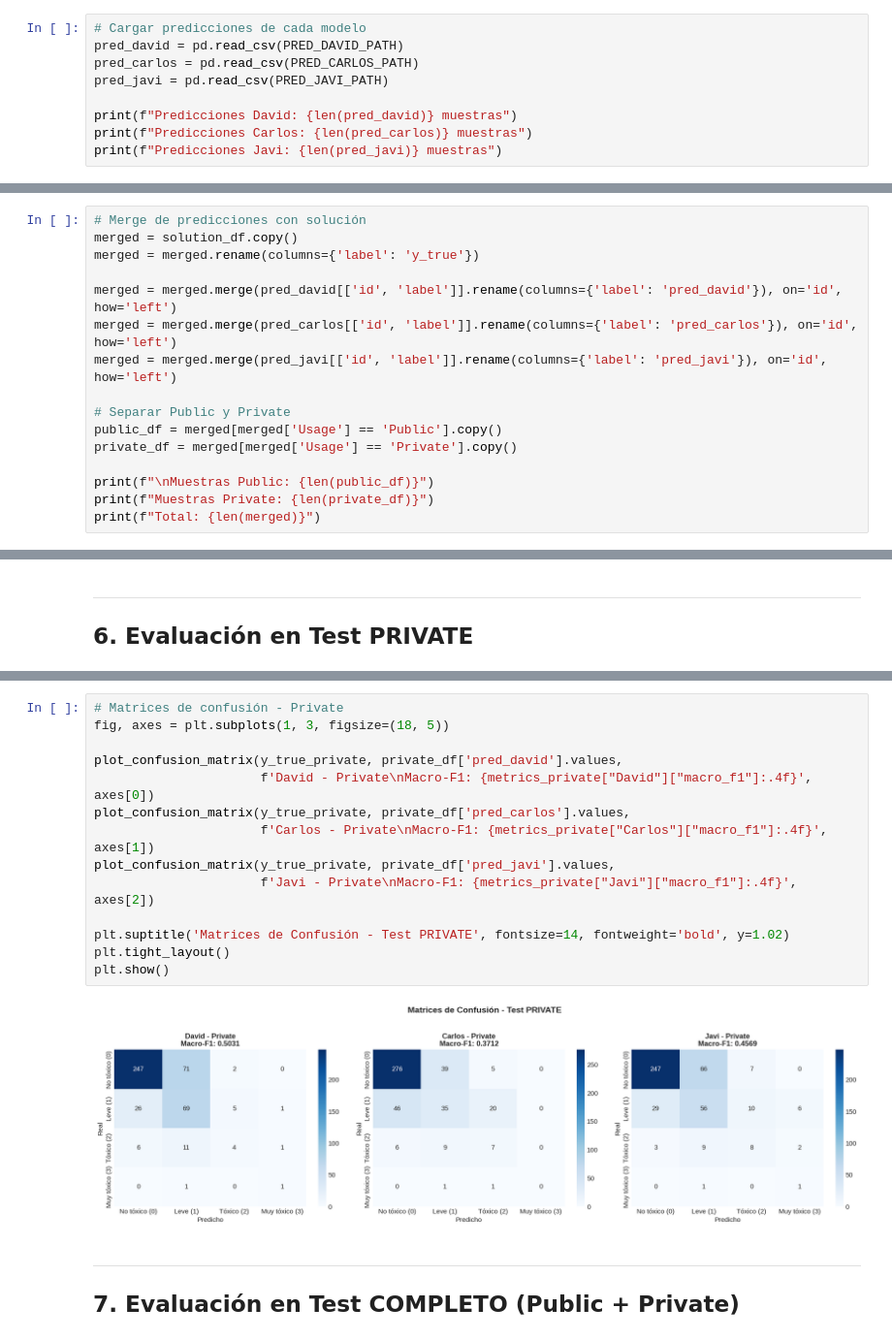
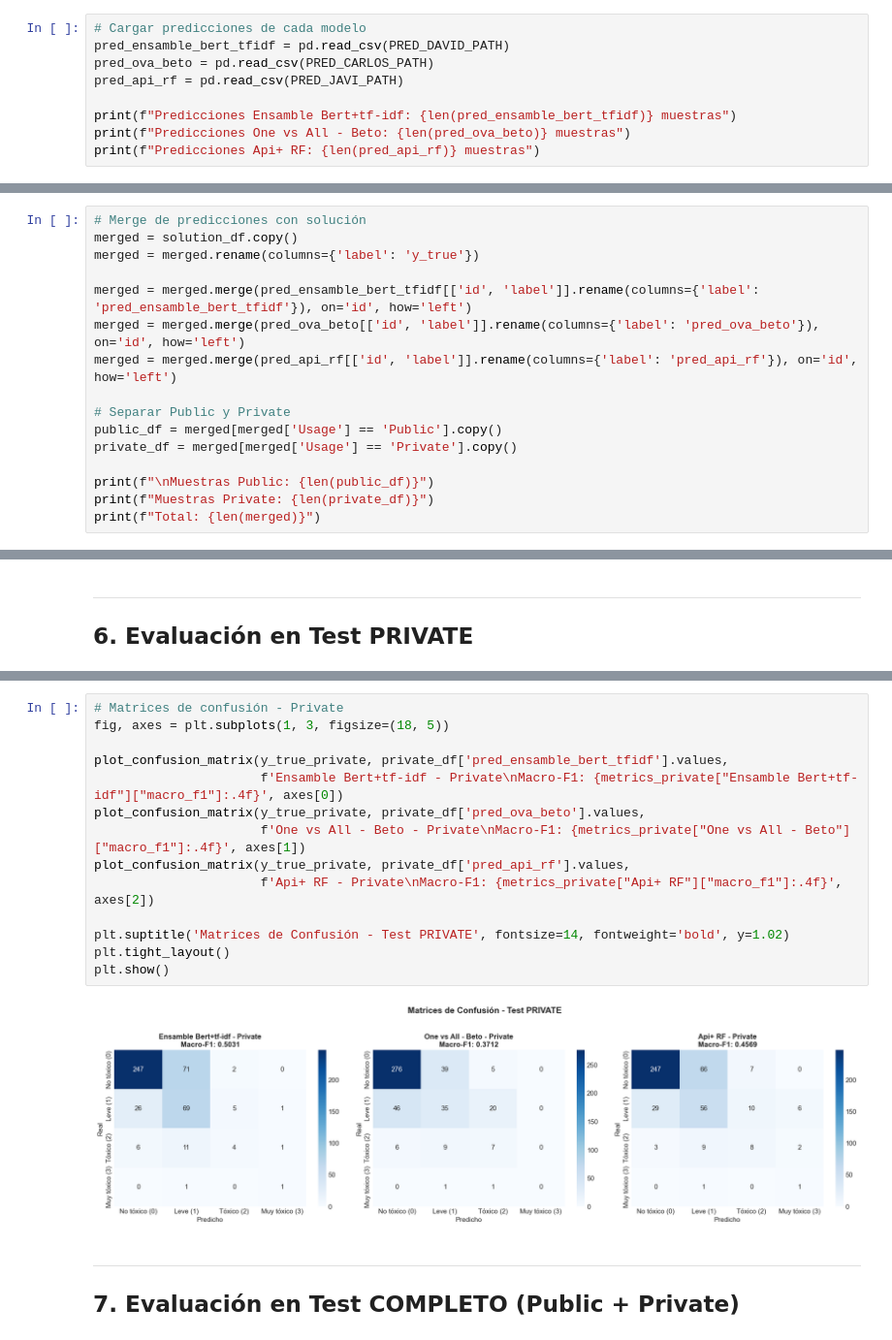
Before and after one commit to JaviCeronn/PNL-Proyect, a Jupyter notebook: Analisis_Comparativo_Modelos.ipynb, the cells around one changed output, grey strips where cells are left out. Shown at 97% size. Saved outputs shown, nothing was run; the diff lists cells and outputs as text.

```diff
--- a/Analisis_Comparativo_Modelos.ipynb
+++ b/Analisis_Comparativo_Modelos.ipynb
@@ -72,11 +72,11 @@ Private    445
 Name: count, dtype: int64
 # %%
 # Cargar predicciones de cada modelo
-pred_david = pd.read_csv(PRED_DAVID_PATH)
-pred_carlos = pd.read_csv(PRED_CARLOS_PATH)
-pred_javi = pd.read_csv(PRED_JAVI_PATH)
+pred_ensamble_bert_tfidf = pd.read_csv(PRED_DAVID_PATH)
+pred_ova_beto = pd.read_csv(PRED_CARLOS_PATH)
+pred_api_rf = pd.read_csv(PRED_JAVI_PATH)
 
-print(f"Predicciones David: {len(pred_david)} muestras")
-print(f"Predicciones Carlos: {len(pred_carlos)} muestras")
-print(f"Predicciones Javi: {len(pred_javi)} muestras")
+print(f"Predicciones Ensamble Bert+tf-idf: {len(pred_ensamble_bert_tfidf)} muestras")
+print(f"Predicciones One vs All - Beto: {len(pred_ova_beto)} muestras")
+print(f"Predicciones Api+ RF: {len(pred_api_rf)} muestras")
 # %% [output]
@@ -88,9 +88,9 @@ Predicciones Javi: 891 muestras
 merged = solution_df.copy()
 merged = merged.rename(columns={'label': 'y_true'})
 
-merged = merged.merge(pred_david[['id', 'label']].rename(columns={'label': 'pred_david'}), on='id', how='left')
-merged = merged.merge(pred_carlos[['id', 'label']].rename(columns={'label': 'pred_carlos'}), on='id', how='left')
-merged = merged.merge(pred_javi[['id', 'label']].rename(columns={'label': 'pred_javi'}), on='id', how='left')
+merged = merged.merge(pred_ensamble_bert_tfidf[['id', 'label']].rename(columns={'label': 'pred_ensamble_bert_tfidf'}), on='id', how='left')
+merged = merged.merge(pred_ova_beto[['id', 'label']].rename(columns={'label': 'pred_ova_beto'}), on='id', how='left')
+merged = merged.merge(pred_api_rf[['id', 'label']].rename(columns={'label': 'pred_api_rf'}), on='id', how='left')
 
 # Separar Public y Private
 public_df = merged[merged['Usage'] == 'Public'].copy()
@@ -358,19 +362,19 @@ Muy tóxico (3)     0.3333    0.5000    0.4000         2
 # %%
 # Matrices de confusión - Private
 fig, axes = plt.subplots(1, 3, figsize=(18, 5))
 
-plot_confusion_matrix(y_true_private, private_df['pred_david'].values,
-                      f'David - Private\nMacro-F1: {metrics_private["David"]["macro_f1"]:.4f}', axes[0])
-plot_confusion_matrix(y_true_private, private_df['pred_carlos'].values,
-                      f'Carlos - Private\nMacro-F1: {metrics_private["Carlos"]["macro_f1"]:.4f}', axes[1])
-plot_confusion_matrix(y_true_private, private_df['pred_javi'].values,
-                      f'Javi - Private\nMacro-F1: {metrics_private["Javi"]["macro_f1"]:.4f}', axes[2])
+plot_confusion_matrix(y_true_private, private_df['pred_ensamble_bert_tfidf'].values,
+                      f'Ensamble Bert+tf-idf - Private\nMacro-F1: {metrics_private["Ensamble Bert+tf-idf"]["macro_f1"]:.4f}', axes[0])
+plot_confusion_matrix(y_true_private, private_df['pred_ova_beto'].values,
+                      f'One vs All - Beto - Private\nMacro-F1: {metrics_private["One vs All - Beto"]["macro_f1"]:.4f}', axes[1])
+plot_confusion_matrix(y_true_private, private_df['pred_api_rf'].values,
+                      f'Api+ RF - Private\nMacro-F1: {metrics_private["Api+ RF"]["macro_f1"]:.4f}', axes[2])
 
 plt.suptitle('Matrices de Confusión - Test PRIVATE', fontsize=14, fontweight='bold', y=1.02)
 plt.tight_layout()
 plt.show()
 # %% [output]
-[figure, old version]
+[figure, new version]
 # %% [markdown]
 ---
 ## 7. Evaluación en Test COMPLETO (Public + Private)
```
Also changed, not shown: parts of 20 cells of this notebook.
